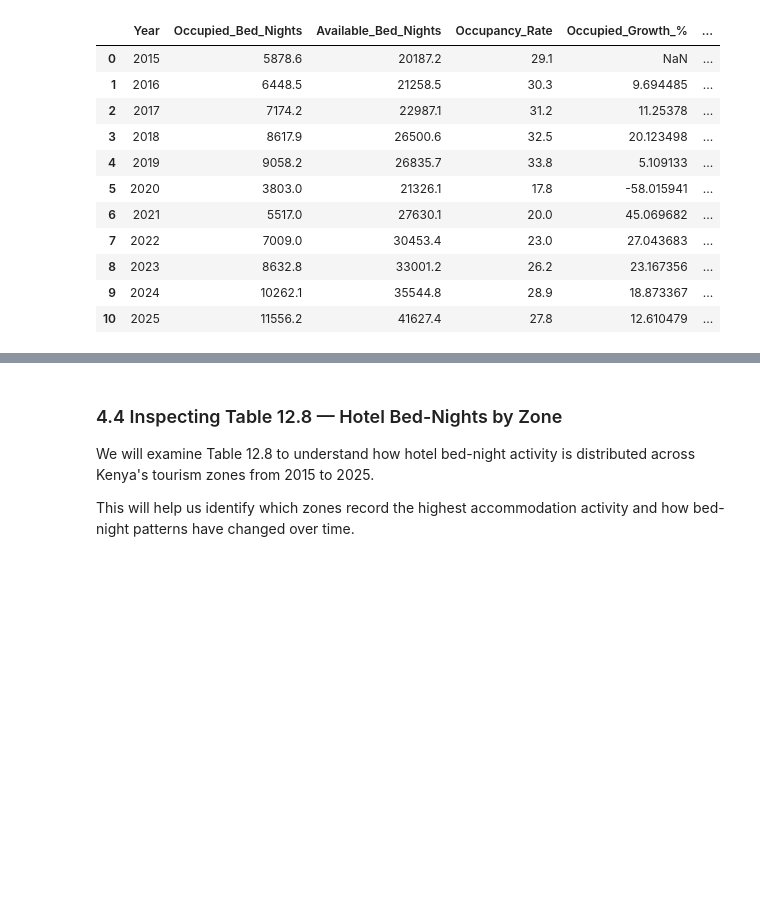
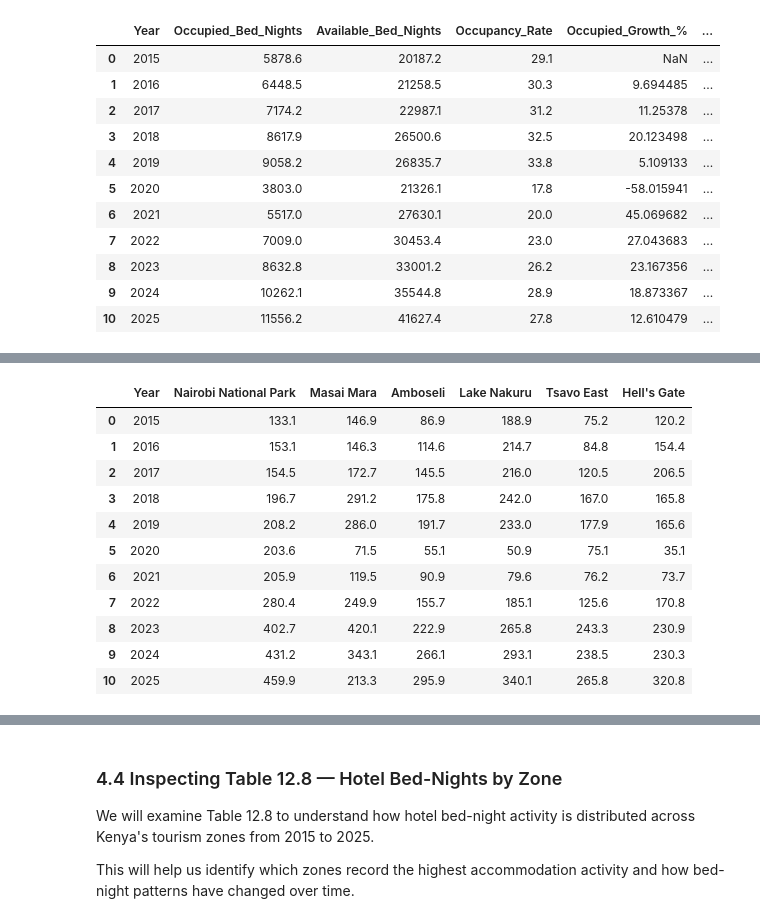
Before and after one commit to james-mutunga/Final-Capstone-Project, a Jupyter notebook: kenya_tourism_analysis.ipynb, the cells around one changed output, grey strips where cells are left out. Cells and saved outputs as stored; diff of their text form; code cells hidden in the pictures; blank space fills up the shorter version.

Commit message:
Update tourism analysis and Tableau workbook

```diff
--- a/kenya_tourism_analysis.ipynb
+++ b/kenya_tourism_analysis.ipynb
@@ -1291,0 +1379,53 @@ df_accommodation.round(2)
+# %%
+import pandas as pd
+
+wildlife_trends = pd.DataFrame({
+    "Year": list(range(2015, 2026)),
+
+    "Nairobi National Park": [
+        133.1, 153.1, 154.5, 196.7, 208.2,
+        203.6, 205.9, 280.4, 402.7, 431.2, 459.9
+    ],
+
+    "Masai Mara": [
+        146.9, 146.3, 172.7, 291.2, 286.0,
+        71.5, 119.5, 249.9, 420.1, 343.1, 213.3
+    ],
+
+    "Amboseli": [
+        86.9, 114.6, 145.5, 175.8, 191.7,
+        55.1, 90.9, 155.7, 222.9, 266.1, 295.9
+    ],
+
+    "Lake Nakuru": [
+        188.9, 214.7, 216.0, 242.0, 233.0,
+        50.9, 79.6, 185.1, 265.8, 293.1, 340.1
+    ],
+
+    "Tsavo East": [
+        75.2, 84.8, 120.5, 167.0, 177.9,
+        75.1, 76.2, 125.6, 243.3, 238.5, 265.8
+    ],
+
+    "Hell's Gate": [
+        120.2, 154.4, 206.5, 165.8, 165.6,
+        35.1, 73.7, 170.8, 230.9, 230.3, 320.8
+    ]
+})
+
+wildlife_trends.to_csv("wildlife_trends.csv", index=False)
+
+wildlife_trends
+# %% [output]
+|  | Year | Nairobi National Park | Masai Mara | Amboseli | Lake Nakuru | Tsavo East | Hell's Gate |
+| 0 | 2015 | 133.1 | 146.9 | 86.9 | 188.9 | 75.2 | 120.2 |
+| 1 | 2016 | 153.1 | 146.3 | 114.6 | 214.7 | 84.8 | 154.4 |
+| 2 | 2017 | 154.5 | 172.7 | 145.5 | 216.0 | 120.5 | 206.5 |
+| 3 | 2018 | 196.7 | 291.2 | 175.8 | 242.0 | 167.0 | 165.8 |
+| 4 | 2019 | 208.2 | 286.0 | 191.7 | 233.0 | 177.9 | 165.6 |
+| 5 | 2020 | 203.6 | 71.5 | 55.1 | 50.9 | 75.1 | 35.1 |
+| 6 | 2021 | 205.9 | 119.5 | 90.9 | 79.6 | 76.2 | 73.7 |
+| 7 | 2022 | 280.4 | 249.9 | 155.7 | 185.1 | 125.6 | 170.8 |
+| 8 | 2023 | 402.7 | 420.1 | 222.9 | 265.8 | 243.3 | 230.9 |
+| 9 | 2024 | 431.2 | 343.1 | 266.1 | 293.1 | 238.5 | 230.3 |
+| 10 | 2025 | 459.9 | 213.3 | 295.9 | 340.1 | 265.8 | 320.8 |
```
Also changed, not shown: parts of 5 cells of this notebook, 5 other files.
